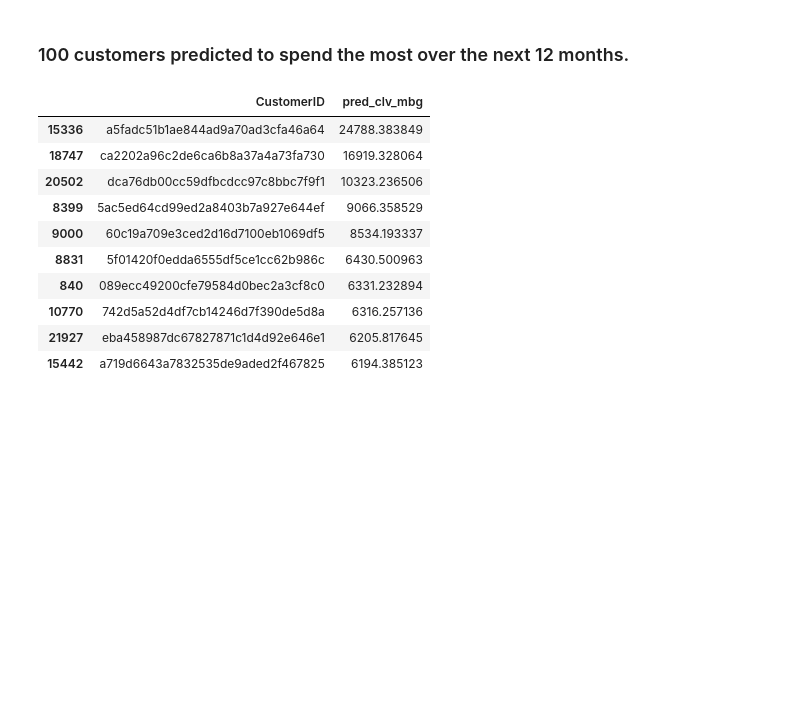
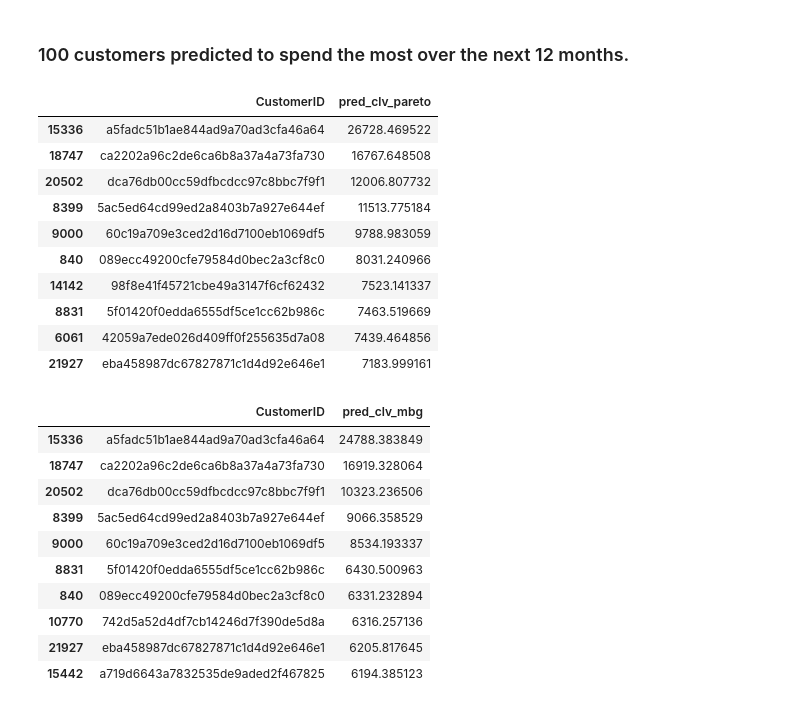
Before and after one commit to justingee193/Data-Science-Projects, a Jupyter notebook: customer-lifetime-value.ipynb, the cells around one changed output. Saved outputs shown, nothing was run; the diff lists cells and outputs as text; code cells hidden in the pictures; blank space fills up the shorter version.

```diff
--- a/customer-lifetime-value.ipynb
+++ b/customer-lifetime-value.ipynb
@@ -245,5 +254,19 @@ summary['pred_clv_pareto'] = ggf.customer_lifetime_value(transaction_prediction_
 # %% [markdown]
 ### 100 customers predicted to spend the most over the next 12 months.
+# %%
+summary[['CustomerID', 'pred_clv_pareto']].sort_values(by='pred_clv_pareto', ascending=False).head(10)
+# %% [output]
+|  | CustomerID | pred_clv_pareto |
+| 15336 | a5fadc51b1ae844ad9a70ad3cfa46a64 | 26728.469522 |
+| 18747 | ca2202a96c2de6ca6b8a37a4a73fa730 | 16767.648508 |
+| 20502 | dca76db00cc59dfbcdcc97c8bbc7f9f1 | 12006.807732 |
+| 8399 | 5ac5ed64cd99ed2a8403b7a927e644ef | 11513.775184 |
+| 9000 | 60c19a709e3ced2d16d7100eb1069df5 | 9788.983059 |
+| 840 | 089ecc49200cfe79584d0bec2a3cf8c0 | 8031.240966 |
+| 14142 | 98f8e41f45721cbe49a3147f6cf62432 | 7523.141337 |
+| 8831 | 5f01420f0edda6555df5ce1cc62b986c | 7463.519669 |
+| 6061 | 42059a7ede026d409ff0f255635d7a08 | 7439.464856 |
+| 21927 | eba458987dc67827871c1d4d92e646e1 | 7183.999161 |
 # %%
 summary[['CustomerID', 'pred_clv_mbg']].sort_values(by='pred_clv_mbg', ascending=False).head(10)
 # %% [output]
```
Also changed, not shown: parts of 9 cells of this notebook.
